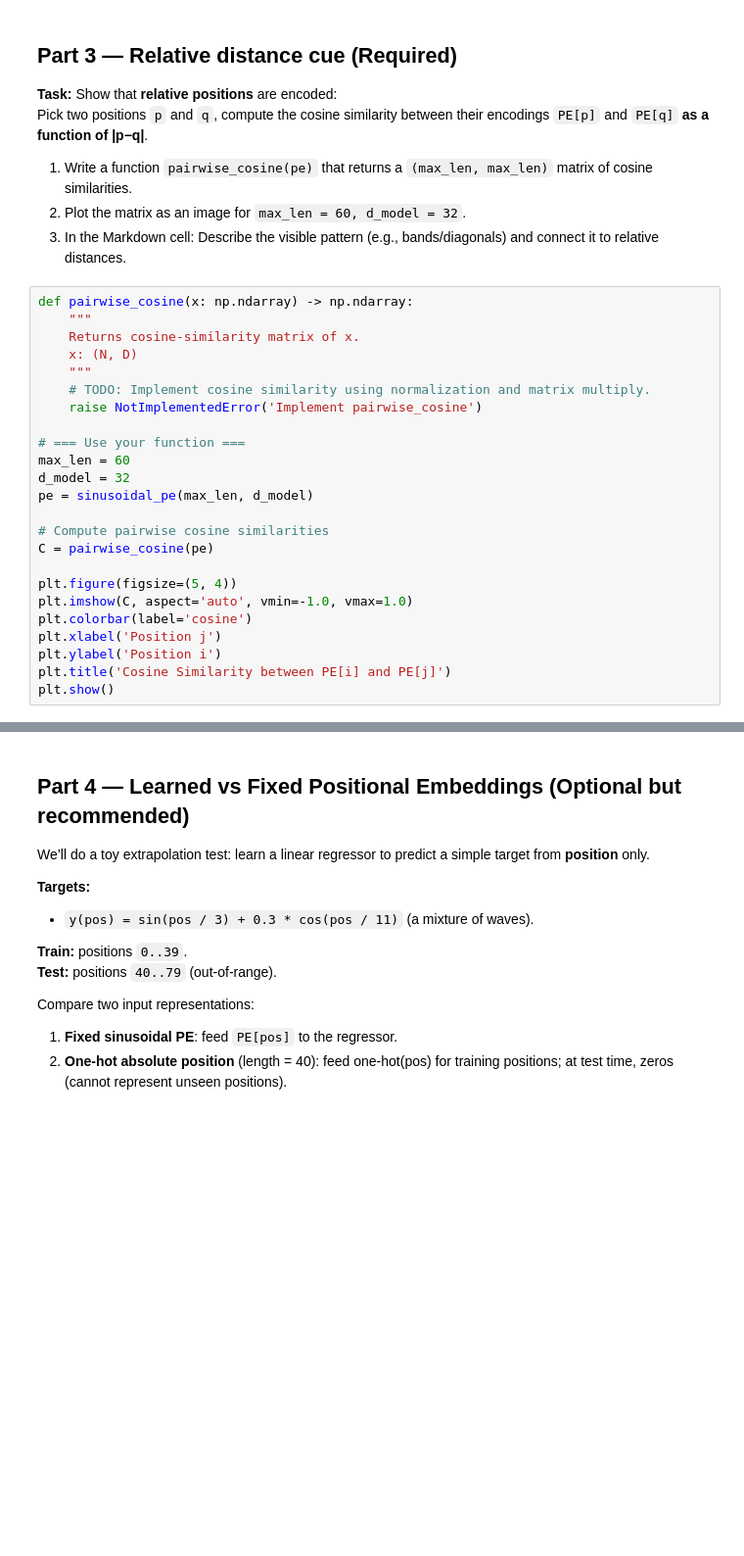
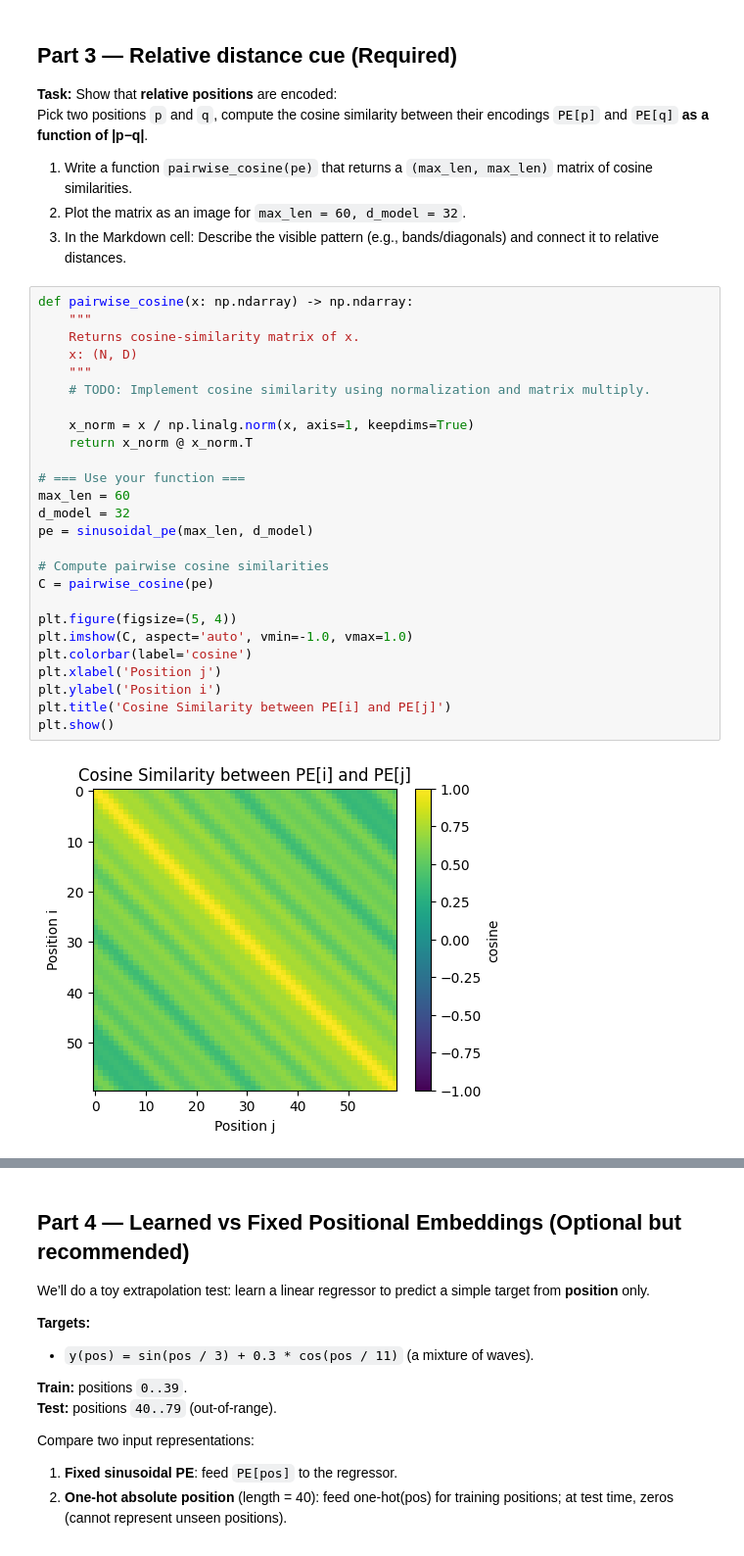
Before and after one commit to EduardoIsWorking/CSCI4931, a Jupyter notebook: Q21/positional_encoding_exercise.ipynb, the cells around one changed output, grey strips where cells are left out. Shown at 98% size. Cells and saved outputs as stored; diff of their text form; blank space fills up the shorter version.

```diff
--- a/Q21/positional_encoding_exercise.ipynb
+++ b/Q21/positional_encoding_exercise.ipynb
@@ -124,26 +124,30 @@ Pick two positions `p` and `q`, compute the cosine similarity between their enco
 # %%
 def pairwise_cosine(x: np.ndarray) -> np.ndarray:
     """
     Returns cosine-similarity matrix of x.
     x: (N, D)
     """
     # TODO: Implement cosine similarity using normalization and matrix multiply.
-    raise NotImplementedError('Implement pairwise_cosine')
+
+    x_norm = x / np.linalg.norm(x, axis=1, keepdims=True)
+    return x_norm @ x_norm.T
 
 # === Use your function ===
 max_len = 60
 d_model = 32
 pe = sinusoidal_pe(max_len, d_model)
 
 # Compute pairwise cosine similarities
 C = pairwise_cosine(pe)
 
 plt.figure(figsize=(5, 4))
 plt.imshow(C, aspect='auto', vmin=-1.0, vmax=1.0)
 plt.colorbar(label='cosine')
 plt.xlabel('Position j')
 plt.ylabel('Position i')
 plt.title('Cosine Similarity between PE[i] and PE[j]')
 plt.show()
+# %% [output]
+[figure, added]
 # %% [markdown]
 **Your explanation (3–5 sentences):**
```
Also changed, not shown: parts of 4 cells of this notebook.
